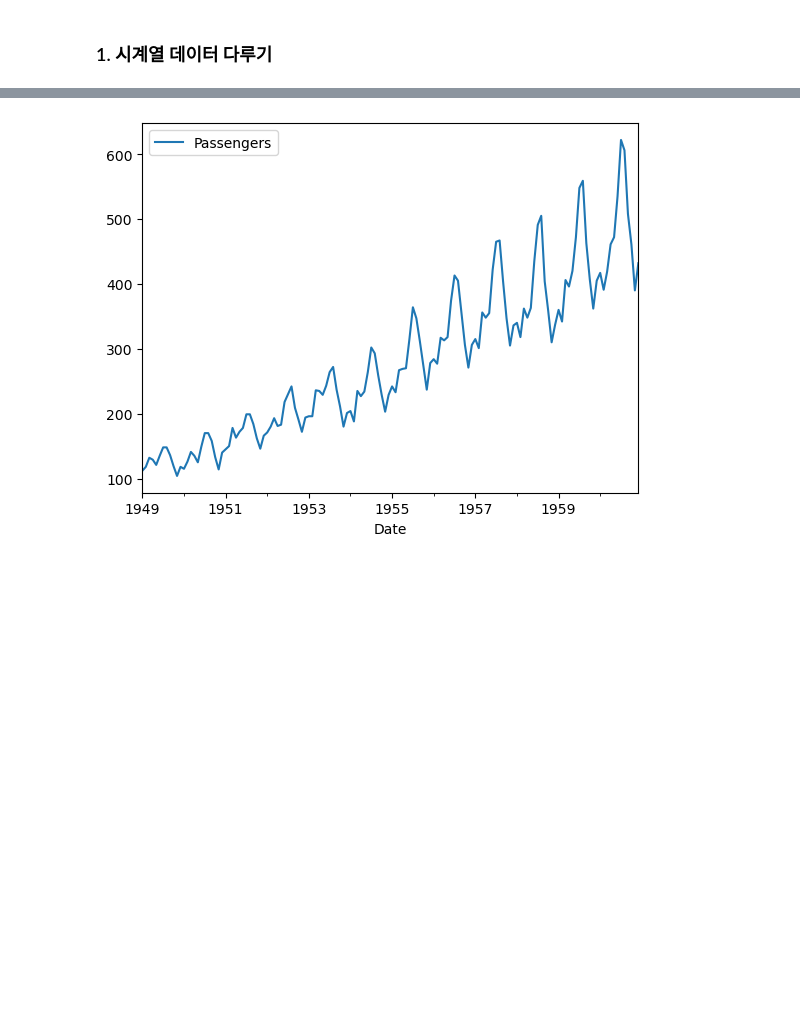
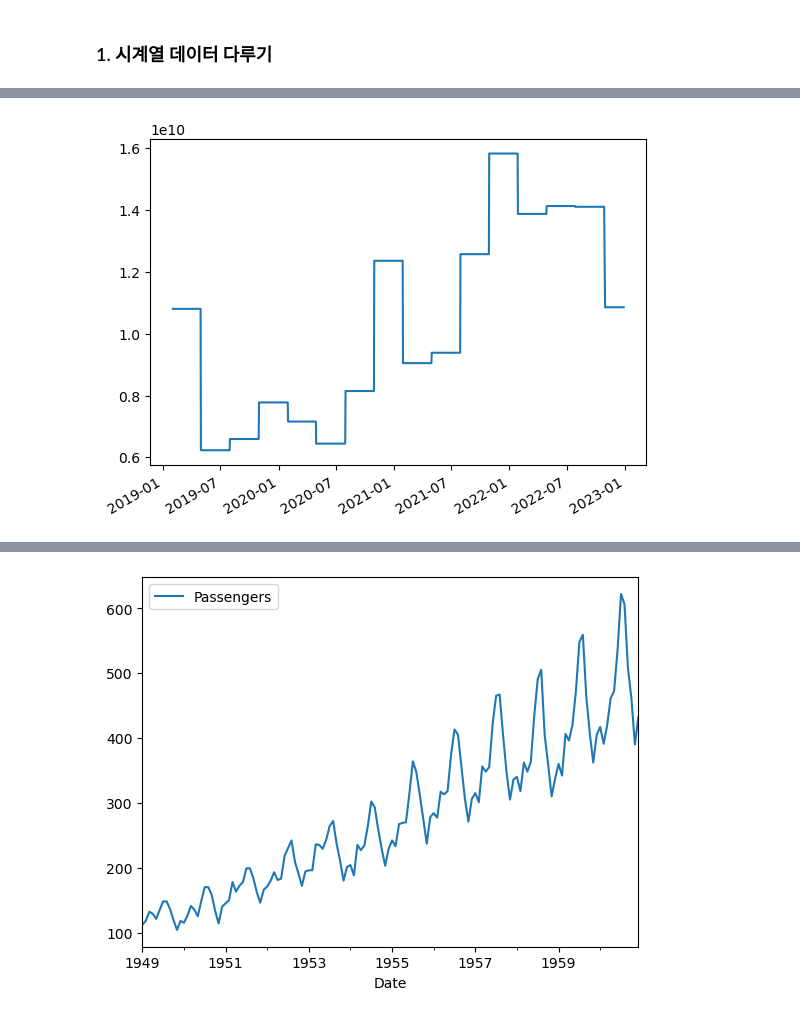
Before and after one commit to Je-Hyeon/FRstudy, a Jupyter notebook: 학기중_스터디/week6_뜯어고쳐야함/6주차스터디_수업.ipynb, the cells around one changed output, grey strips where cells are left out. Saved outputs shown, nothing was run; the diff lists cells and outputs as text; code cells hidden in the pictures; blank space fills up the shorter version.

```diff
--- a/학기중_스터디/week6_뜯어고쳐야함/6주차스터디_수업.ipynb
+++ b/학기중_스터디/week6_뜯어고쳐야함/6주차스터디_수업.ipynb
@@ -54,0 +61,4 @@ samsung_close.plot();
+# %%
+# concat을 하면 됩니다. Pandas는 똑똑해서 index를 datetime으로만 지정해 둔다면 알아서 날짜를 맞춰 결합합니다
+concat_df = pd.concat([samsung, oi], axis=1)
+concat_df
@@ -58,2 +103,7 @@ samsung_close["ffill"] = samsung_close.ffill()
+# %%
+# ffill 해준 영업이익을 plot으로 확인합시다
+concat_df["O_I"].ffill().plot();
+# %% [output]
+[figure, added]
 # %%
 # Back Fill(미래의 값을 Back 시킴)
```
Also changed, not shown: parts of 50 cells of this notebook, 10 other files.
